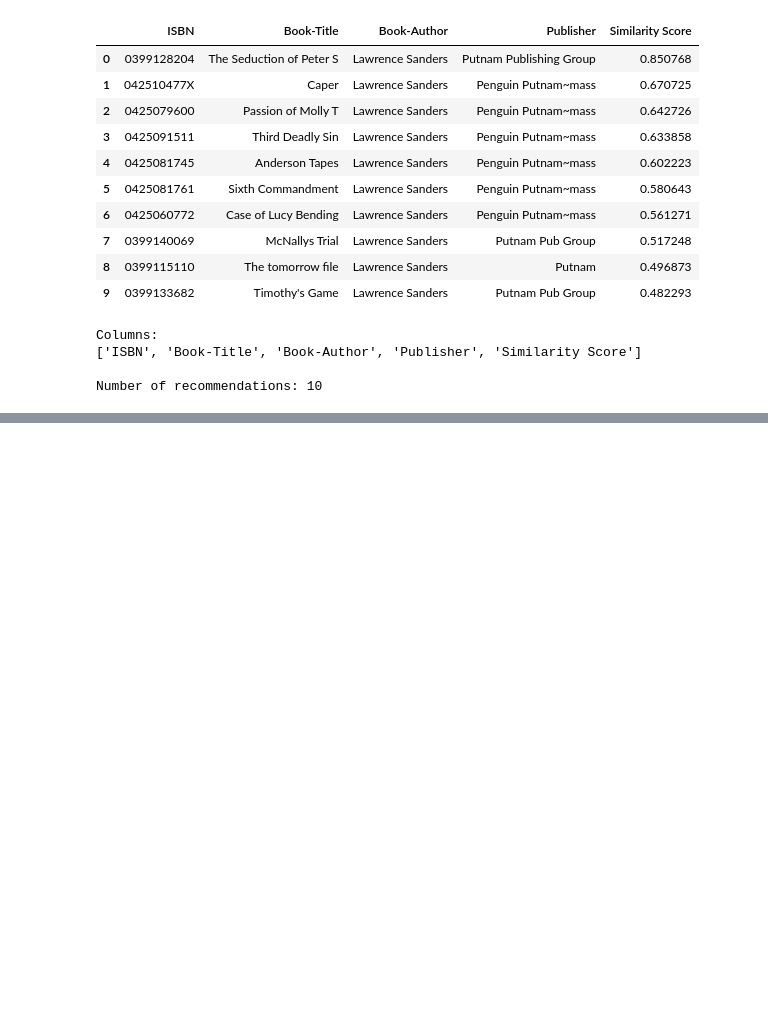
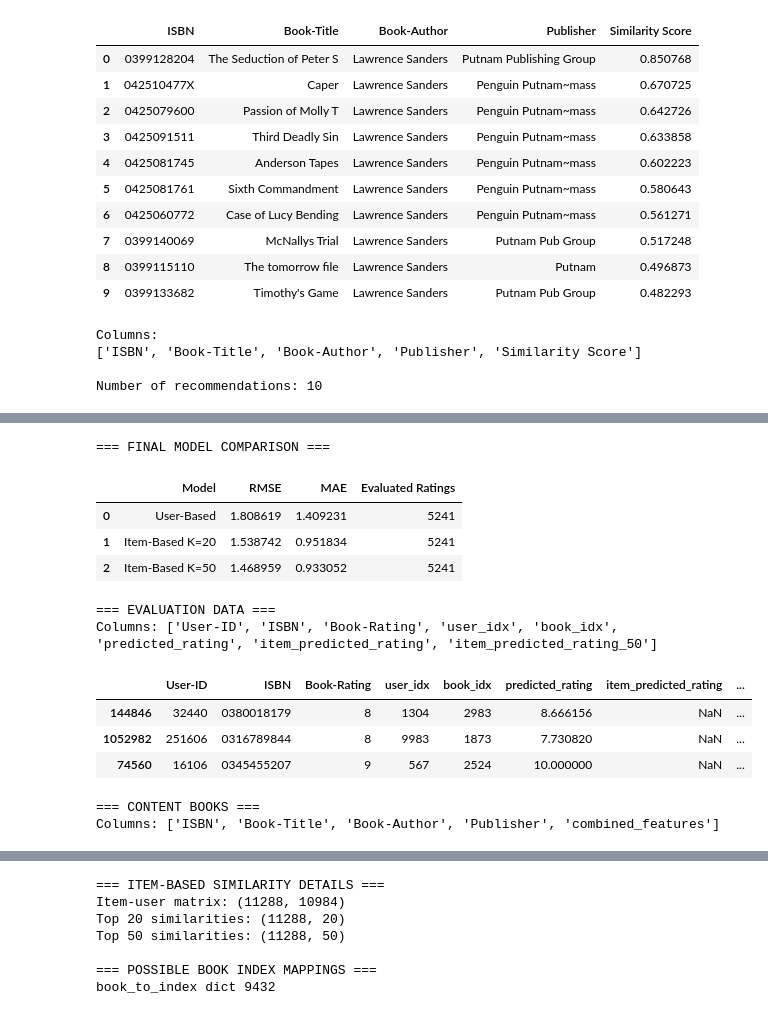
Before and after one commit to nandini10056/Book-recommendation-System, a Jupyter notebook: notebooks/Untitled-1.ipynb, the cells around one changed output, grey strips where cells are left out. Saved outputs shown, nothing was run; the diff lists cells and outputs as text; code cells hidden in the pictures; blank space fills up the shorter version.

```diff
--- a/notebooks/Untitled-1.ipynb
+++ b/notebooks/Untitled-1.ipynb
@@ -4135,0 +4286,41 @@ Number of recommendations: 10
+# %%
+
+print("=== FINAL MODEL COMPARISON ===")
+display(final_comparison)
+
+print("\n=== EVALUATION DATA ===")
+print("Columns:", test_eval.columns.tolist())
+display(test_eval.head(3))
+
+print("\n=== CONTENT BOOKS ===")
+print("Columns:", content_books.columns.tolist())
+display(content_books.head(3))
+
+print("\n=== ITEM-BASED SIMILARITY DETAILS ===")
+print("Item-user matrix:", train_item_user_matrix.shape)
+print("Top 20 similarities:", item_similarities.shape)
+print("Top 50 similarities:", item_similarities_50.shape)
+
+print("\n=== POSSIBLE BOOK INDEX MAPPINGS ===")
+
+for name, obj in globals().copy().items():
+    if any(word in name.lower() for word in [
+        "item_to", "book_to", "isbn_to", "index_to",
+        "book_index", "item_index"
+    ]):
+        if isinstance(obj, (dict, pd.Series, pd.DataFrame)):
+            print(name, type(obj).__name__, len(obj))
+# %% [output]
+=== FINAL MODEL COMPARISON ===
+|  | Model | RMSE | MAE | Evaluated Ratings |
+| 0 | User-Based | 1.808619 | 1.409231 | 5241 |
+| 1 | Item-Based K=20 | 1.538742 | 0.951834 | 5241 |
+| 2 | Item-Based K=50 | 1.468959 | 0.933052 | 5241 |
+=== EVALUATION DATA ===
+Columns: ['User-ID', 'ISBN', 'Book-Rating', 'user_idx', 'book_idx', 'predicted_rating', 'item_predicted_rating', 'item_predicted_rating_50']
+|  | User-ID | ISBN | Book-Rating | user_idx | book_idx | predicted_rating | item_predicted_rating | ... |
+| 144846 | 32440 | 0380018179 | 8 | 1304 | 2983 | 8.666156 | NaN | ... |
+| 1052982 | 251606 | 0316789844 | 8 | 9983 | 1873 | 7.730820 | NaN | ... |
+| 74560 | 16106 | 0345455207 | 9 | 567 | 2524 | 10.000000 | NaN | ... |
+=== CONTENT BOOKS ===
+Columns: ['ISBN', 'Book-Title', 'Book-Author', 'Publisher', 'combined_features']
@@ -4135,0 +4331,7 @@ Number of recommendations: 10
+=== ITEM-BASED SIMILARITY DETAILS ===
+Item-user matrix: (11288, 10984)
+Top 20 similarities: (11288, 20)
+Top 50 similarities: (11288, 50)
+
+=== POSSIBLE BOOK INDEX MAPPINGS ===
+book_to_index dict 9432
```
Also changed, not shown: parts of 38 cells of this notebook, 2 other files.
